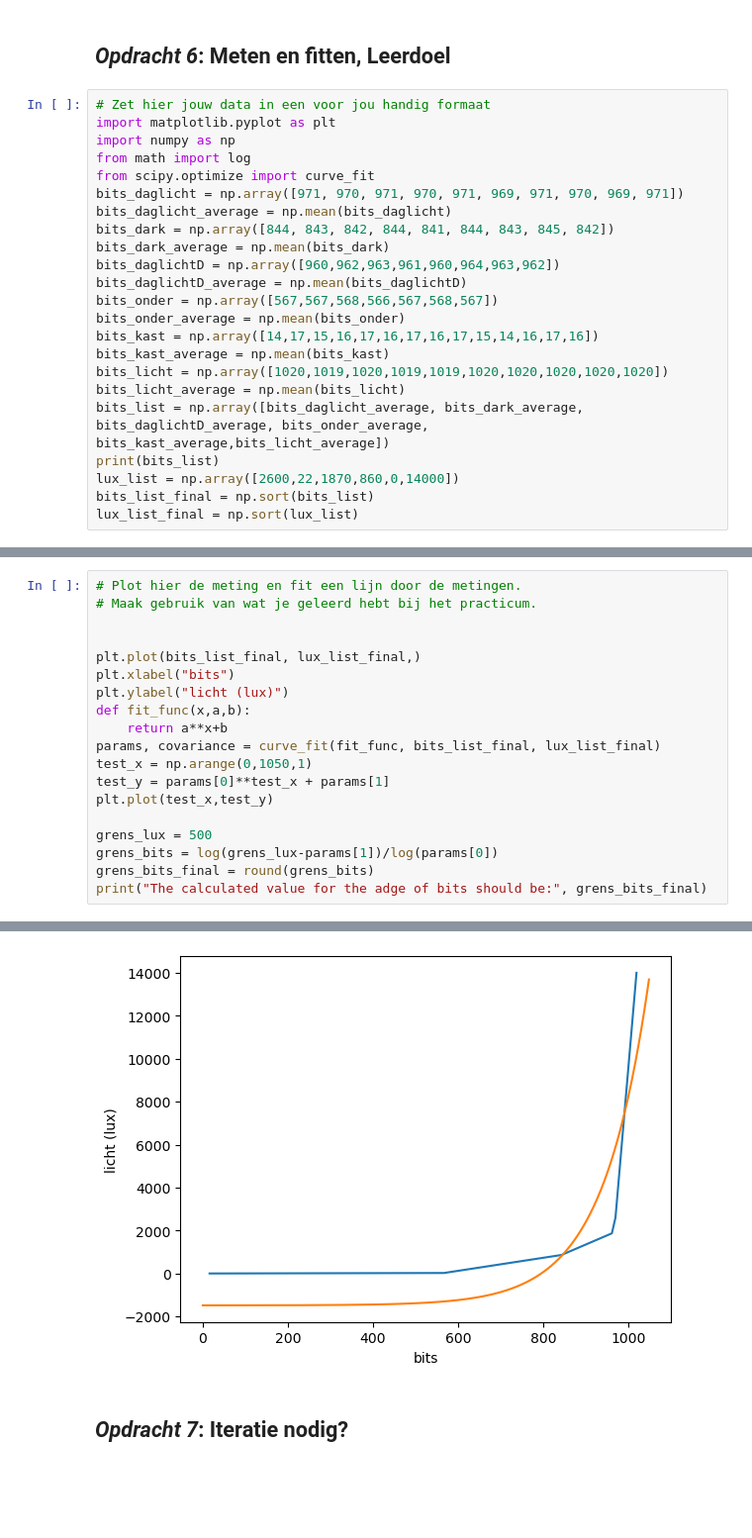
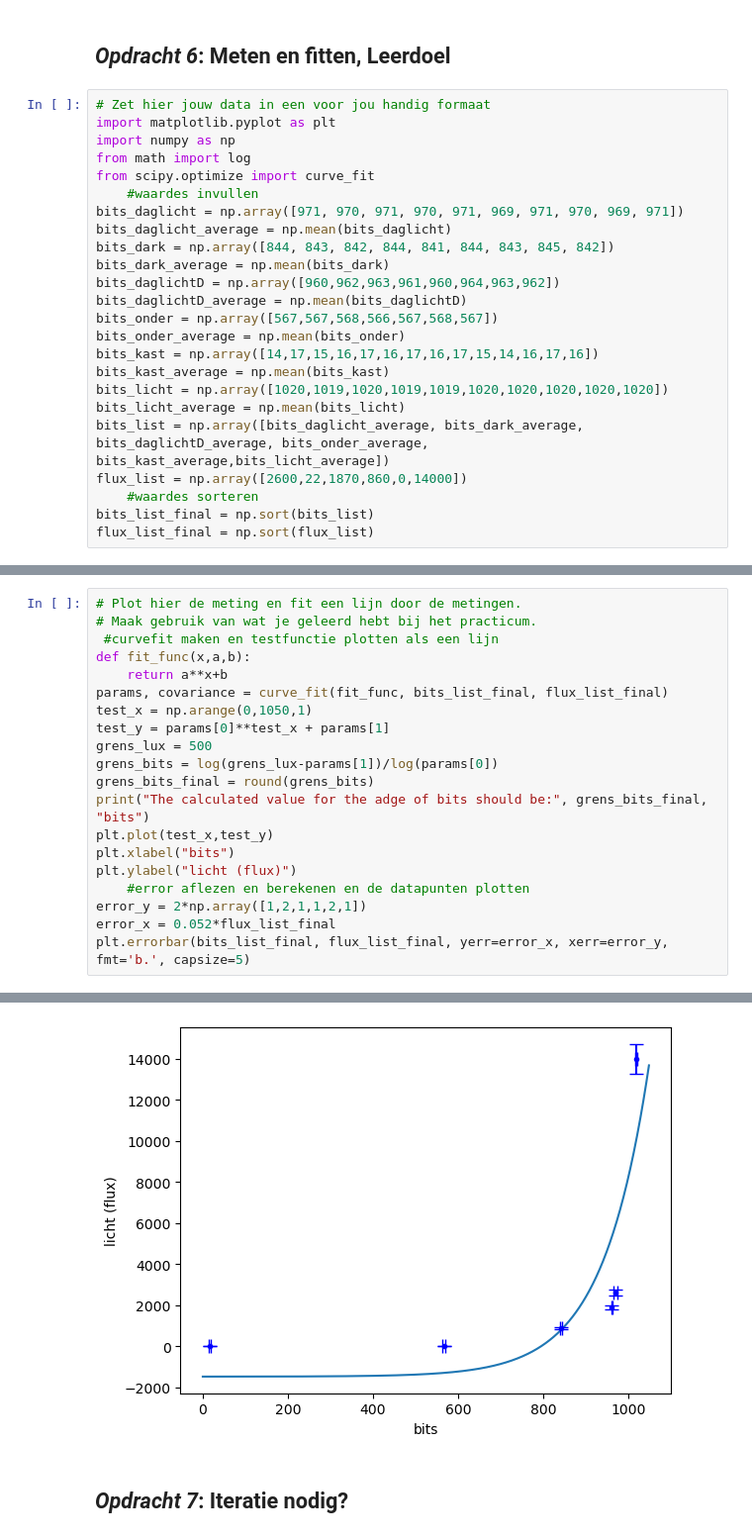
Before and after one commit to elinedeiters-blip/opdrachten-DEF-D, a Jupyter notebook: FysiekeOntwerpopdrachten/1KalibreerEenSensorDigitaalAnaloog/DEFOntwerpopdracht1KalibreerEenSensorInvulTemplate.ipynb, the cells around one changed output, grey strips where cells are left out. Shown at 99% size. Drawn from its saved outputs; the diff is of its cells as text; blank space fills up the shorter version.

Commit message:
aanpassen plot met errorbars

```diff
--- a/FysiekeOntwerpopdrachten/1KalibreerEenSensorDigitaalAnaloog/DEFOntwerpopdracht1KalibreerEenSensorInvulTemplate.ipynb
+++ b/FysiekeOntwerpopdrachten/1KalibreerEenSensorDigitaalAnaloog/DEFOntwerpopdracht1KalibreerEenSensorInvulTemplate.ipynb
@@ -71,6 +71,7 @@ import matplotlib.pyplot as plt
 import numpy as np
 from math import log
 from scipy.optimize import curve_fit
+    #waardes invullen
 bits_daglicht = np.array([971, 970, 971, 970, 971, 969, 971, 970, 969, 971])
 bits_daglicht_average = np.mean(bits_daglicht)
 bits_dark = np.array([844, 843, 842, 844, 841, 844, 843, 845, 842])
@@ -84,7 +85,7 @@ bits_kast_average = np.mean(bits_kast)
 bits_licht = np.array([1020,1019,1020,1019,1019,1020,1020,1020,1020,1020])
 bits_licht_average = np.mean(bits_licht)
 bits_list = np.array([bits_daglicht_average, bits_dark_average, bits_daglichtD_average, bits_onder_average, bits_kast_average,bits_licht_average])
-print(bits_list)
-lux_list = np.array([2600,22,1870,860,0,14000])
+flux_list = np.array([2600,22,1870,860,0,14000])
+    #waardes sorteren
 bits_list_final = np.sort(bits_list)
-lux_list_final = np.sort(lux_list)
+flux_list_final = np.sort(flux_list)
@@ -94,20 +92,21 @@ lux_list_final = np.sort(lux_list)
 # %%
 # Plot hier de meting en fit een lijn door de metingen.
 # Maak gebruik van wat je geleerd hebt bij het practicum.
-
-
-plt.plot(bits_list_final, lux_list_final,)
-plt.xlabel("bits")
-plt.ylabel("licht (lux)")
+ #curvefit maken en testfunctie plotten als een lijn
 def fit_func(x,a,b):
     return a**x+b
-params, covariance = curve_fit(fit_func, bits_list_final, lux_list_final)
+params, covariance = curve_fit(fit_func, bits_list_final, flux_list_final)
 test_x = np.arange(0,1050,1)
 test_y = params[0]**test_x + params[1]
-plt.plot(test_x,test_y)
-
 grens_lux = 500
 grens_bits = log(grens_lux-params[1])/log(params[0])
 grens_bits_final = round(grens_bits)
-print("The calculated value for the adge of bits should be:", grens_bits_final)
+print("The calculated value for the adge of bits should be:", grens_bits_final, "bits")
+plt.plot(test_x,test_y)
+plt.xlabel("bits")
+plt.ylabel("licht (flux)")
+    #error aflezen en berekenen en de datapunten plotten
+error_y = 2*np.array([1,2,1,1,2,1])
+error_x = 0.052*flux_list_final
+plt.errorbar(bits_list_final, flux_list_final, yerr=error_x, xerr=error_y, fmt='b.', capsize=5)
 # %% [output]
@@ -115,4 +115,4 @@ The calculated value for the adge of bits should be: 827
-[figure, old version]
+[figure, new version]
 # %% [markdown]
 ## *Opdracht 7*: Iteratie nodig?
 # %% [markdown]
```
Also changed, not shown: parts of 3 cells of this notebook.
